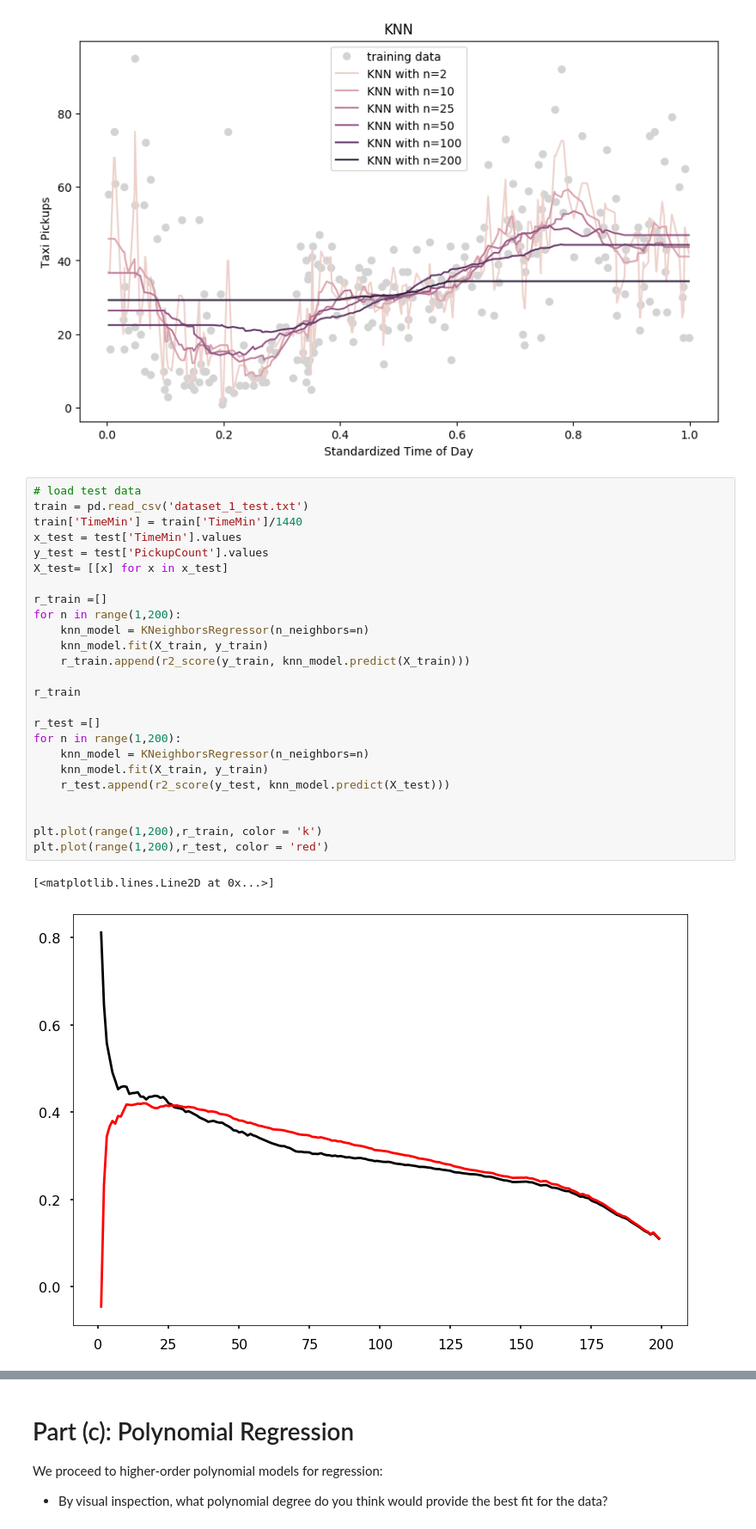
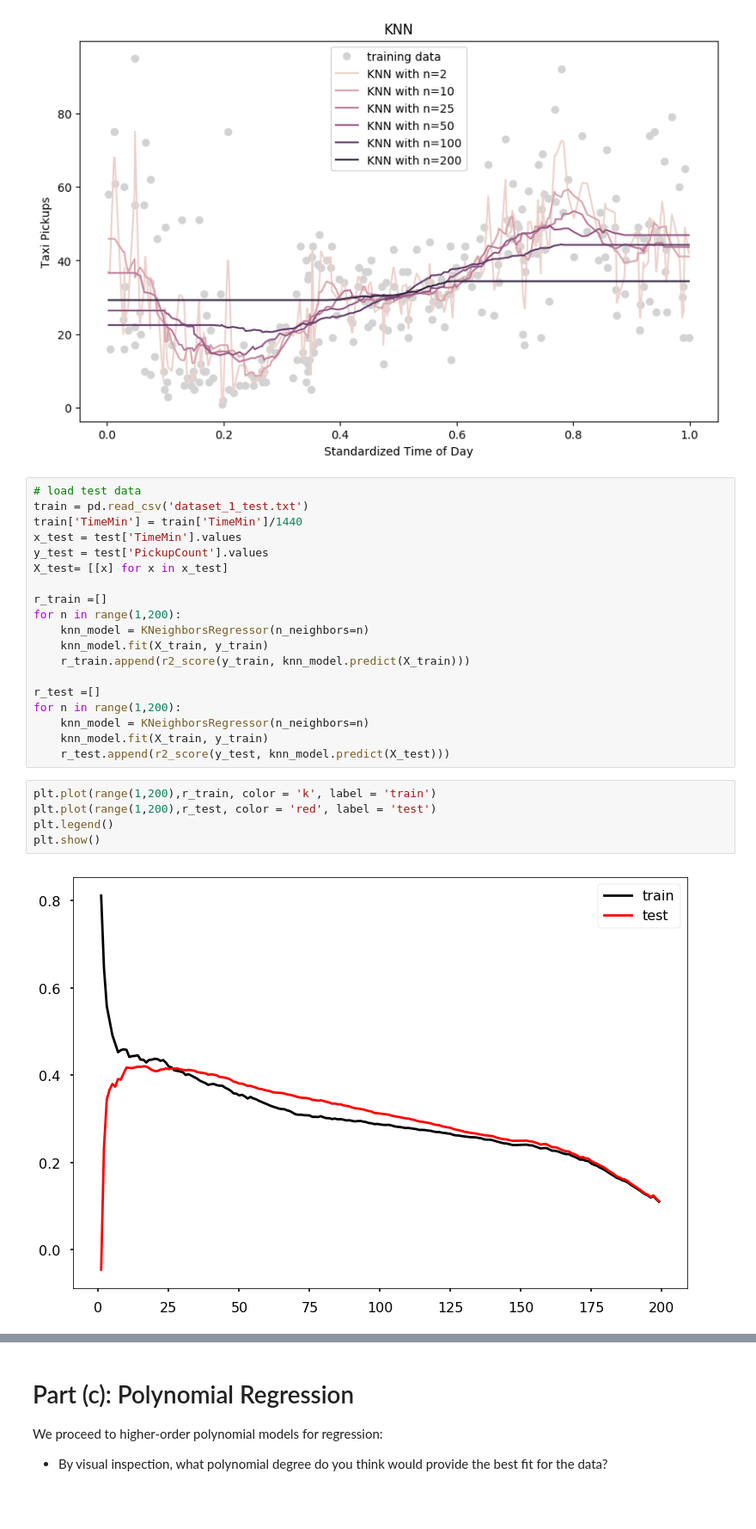
Before and after one commit to nondracek/CS109_GroupWork, a Jupyter notebook: 2/cs109a_hw2.ipynb, the cells around one changed output, grey strips where cells are left out. Shown: that part at 86% size. Drawn from its saved outputs; the diff is of its cells as text; blank space fills up the shorter version.

```diff
--- a/2/cs109a_hw2.ipynb
+++ b/2/cs109a_hw2.ipynb
@@ -116,20 +116,18 @@ for n in range(1,200):
     knn_model.fit(X_train, y_train)
     r_train.append(r2_score(y_train, knn_model.predict(X_train)))
 
-r_train
-
 r_test =[]
 for n in range(1,200):
     knn_model = KNeighborsRegressor(n_neighbors=n)
     knn_model.fit(X_train, y_train)
     r_test.append(r2_score(y_test, knn_model.predict(X_test)))
-
-
-plt.plot(range(1,200),r_train, color = 'k')
-plt.plot(range(1,200),r_test, color = 'red')
-# %% [output]
-[<matplotlib.lines.Line2D at 0x...>]
-[figure, removed]
+# %%
+plt.plot(range(1,200),r_train, color = 'k', label = 'train')
+plt.plot(range(1,200),r_test, color = 'red', label = 'test')
+plt.legend()
+plt.show()
+# %% [output]
+[figure, added]
 # %% [markdown]
 # Part (b): Simple Linear Regression
 
```
Also changed, not shown: parts of 9 cells of this notebook.
